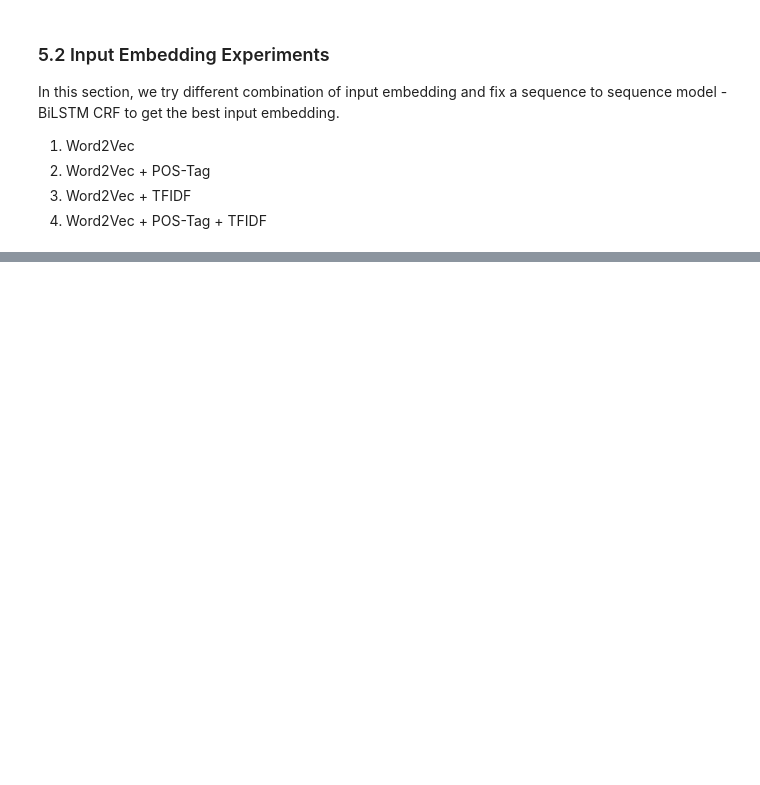
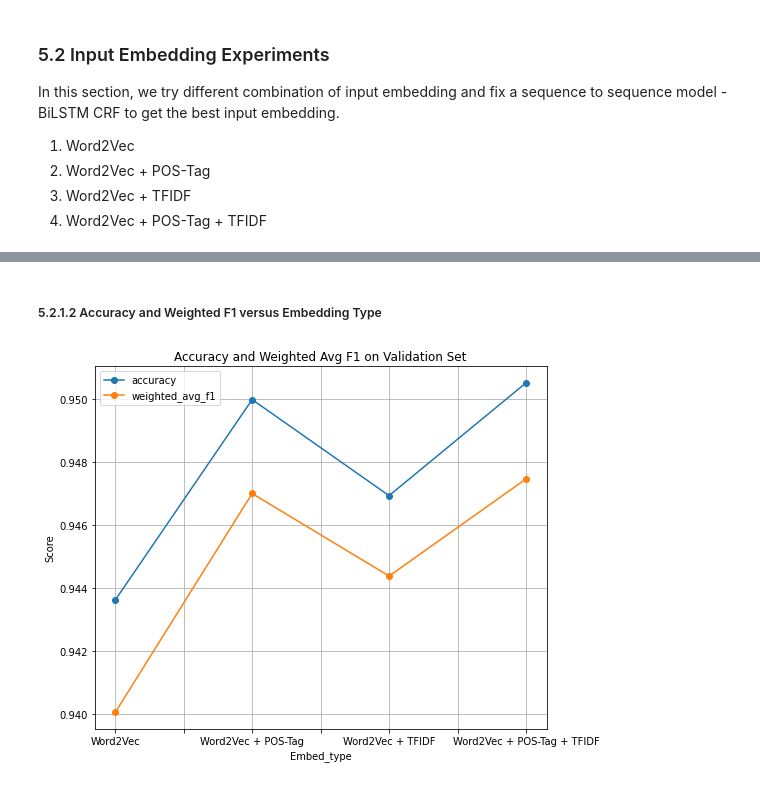
Before and after one commit to seanwelz/5046-A2, a Jupyter notebook: Assignment2_xzho7240_xwan8513.ipynb, the cells around one changed output, grey strips where cells are left out. Saved outputs shown, nothing was run; the diff lists cells and outputs as text; code cells hidden in the pictures; blank space fills up the shorter version.

```diff
--- a/Assignment2_xzho7240_xwan8513.ipynb
+++ b/Assignment2_xzho7240_xwan8513.ipynb
@@ -776,0 +792,11 @@ with open(input_embedding_file_name, 'w') as f:
+# %% [markdown]
+##### 5.2.1.2 Accuracy and Weighted F1 versus Embedding Type
+# %%
+df[['accuracy', 'weighted_avg_f1']].plot(style='o-', figsize=(8, 6))
+pl.grid()
+pl.ylabel('Score')
+pl.title('Accuracy and Weighted Avg F1 on Validation Set')
+pl.tight_layout()
+pl.savefig('drive/My Drive/comp5046/input_embedding_accuracy_f1.pdf')
+# %% [output]
+[figure, added]
```
Also changed, not shown: parts of 14 cells of this notebook.
